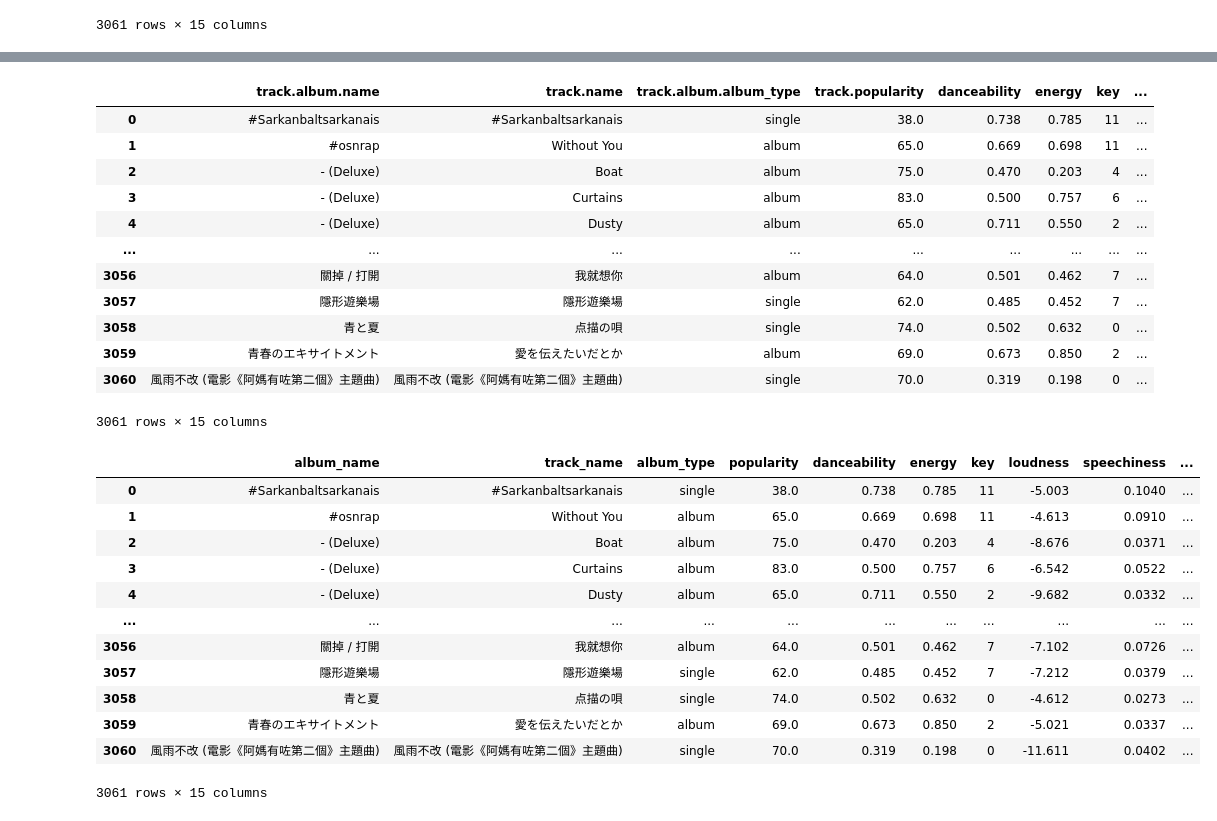
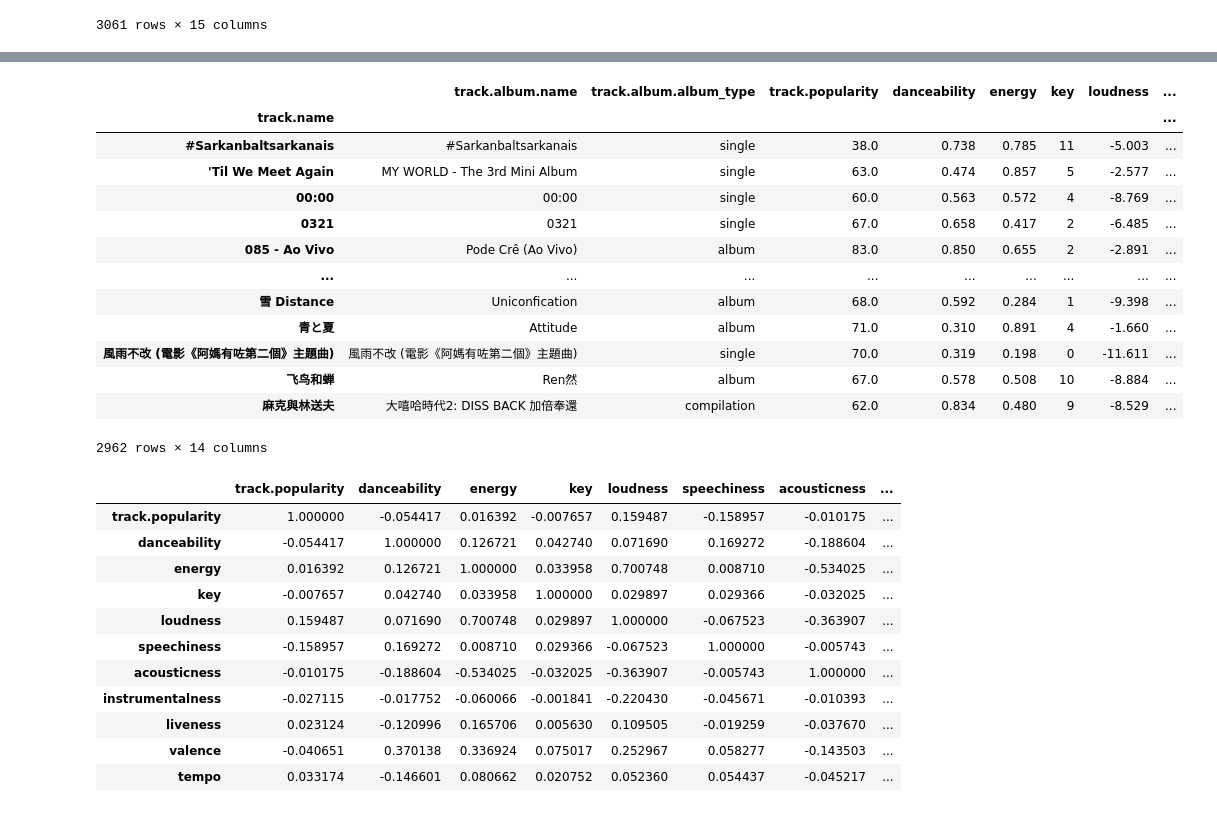
Before and after one commit to abedasalsabil/spotify, a Jupyter notebook: cleaning /proj 4_May.ipynb, the cells around one changed output, grey strips where cells are left out. Drawn from its saved outputs; the diff is of its cells as text; code cells hidden in the pictures.

Commit message:
removed duplicates, added correlation matrix, spark

```diff
--- a/cleaning /proj 4_May.ipynb
+++ b/cleaning /proj 4_May.ipynb
@@ -43,0 +71,3 @@ df
+# %%
+# Grouping by track_id number to get rid of duplicates and keeping the maximum values in each column.
+df=df.groupby(['track.name']).max()
@@ -46,35 +94,36 @@ df['artist'] = df['track.album.artists'].str.extract(r"'name': '(.+?)'")
 df.drop('track.album.artists', axis=1, inplace=True)
 df
 # %% [output]
-|  | track.album.name | track.name | track.album.album_type | track.popularity | danceability | energy | key | ... |
-| 0 | #Sarkanbaltsarkanais | #Sarkanbaltsarkanais | single | 38.0 | 0.738 | 0.785 | 11 | ... |
-| 1 | #osnrap | Without You | album | 65.0 | 0.669 | 0.698 | 11 | ... |
-| 2 | - (Deluxe) | Boat | album | 75.0 | 0.470 | 0.203 | 4 | ... |
-| 3 | - (Deluxe) | Curtains | album | 83.0 | 0.500 | 0.757 | 6 | ... |
-| 4 | - (Deluxe) | Dusty | album | 65.0 | 0.711 | 0.550 | 2 | ... |
+|  | track.album.name | track.album.album_type | track.popularity | danceability | energy | key | loudness | ... |
+| track.name |  |  |  |  |  |  |  | ... |
+| #Sarkanbaltsarkanais | #Sarkanbaltsarkanais | single | 38.0 | 0.738 | 0.785 | 11 | -5.003 | ... |
+| 'Til We Meet Again | MY WORLD - The 3rd Mini Album | single | 63.0 | 0.474 | 0.857 | 5 | -2.577 | ... |
+| 00:00 | 00:00 | single | 60.0 | 0.563 | 0.572 | 4 | -8.769 | ... |
+| 0321 | 0321 | single | 67.0 | 0.658 | 0.417 | 2 | -6.485 | ... |
+| 085 - Ao Vivo | Pode Crê (Ao Vivo) | album | 83.0 | 0.850 | 0.655 | 2 | -2.891 | ... |
 | ... | ... | ... | ... | ... | ... | ... | ... | ... |
-| 3056 | 關掉 / 打開 | 我就想你 | album | 64.0 | 0.501 | 0.462 | 7 | ... |
-| 3057 | 隱形遊樂場 | 隱形遊樂場 | single | 62.0 | 0.485 | 0.452 | 7 | ... |
-| 3058 | 青と夏 | 点描の唄 | single | 74.0 | 0.502 | 0.632 | 0 | ... |
-| 3059 | 青春のエキサイトメント | 愛を伝えたいだとか | album | 69.0 | 0.673 | 0.850 | 2 | ... |
-| 3060 | 風雨不改 (電影《阿媽有咗第二個》主題曲) | 風雨不改 (電影《阿媽有咗第二個》主題曲) | single | 70.0 | 0.319 | 0.198 | 0 | ... |
+| 雪 Distance | Uniconfication | album | 68.0 | 0.592 | 0.284 | 1 | -9.398 | ... |
+| 青と夏 | Attitude | album | 71.0 | 0.310 | 0.891 | 4 | -1.660 | ... |
+| 風雨不改 (電影《阿媽有咗第二個》主題曲) | 風雨不改 (電影《阿媽有咗第二個》主題曲) | single | 70.0 | 0.319 | 0.198 | 0 | -11.611 | ... |
+| 飞鸟和蝉 | Ren然 | album | 67.0 | 0.578 | 0.508 | 10 | -8.884 | ... |
+| 麻克與林送夫 | 大嘻哈時代2: DISS BACK 加倍奉還 | compilation | 62.0 | 0.834 | 0.480 | 9 | -8.529 | ... |
-3061 rows × 15 columns
+2962 rows × 14 columns
 # %%
 columns_names = {'track.album.name': 'album_name', 'track.name': 'track_name', 'track.album.album_type': 'album_type', 'track.popularity':'popularity' }
 df.rename(columns=columns_names, inplace=True)
 # %%
-df
+# Checking the correlation between variables
+df.corr()
 # %% [output]
-|  | album_name | track_name | album_type | popularity | danceability | energy | key | loudness | speechiness | ... |
-| 0 | #Sarkanbaltsarkanais | #Sarkanbaltsarkanais | single | 38.0 | 0.738 | 0.785 | 11 | -5.003 | 0.1040 | ... |
-| 1 | #osnrap | Without You | album | 65.0 | 0.669 | 0.698 | 11 | -4.613 | 0.0910 | ... |
-| 2 | - (Deluxe) | Boat | album | 75.0 | 0.470 | 0.203 | 4 | -8.676 | 0.0371 | ... |
-| 3 | - (Deluxe) | Curtains | album | 83.0 | 0.500 | 0.757 | 6 | -6.542 | 0.0522 | ... |
-| 4 | - (Deluxe) | Dusty | album | 65.0 | 0.711 | 0.550 | 2 | -9.682 | 0.0332 | ... |
-| ... | ... | ... | ... | ... | ... | ... | ... | ... | ... | ... |
-| 3056 | 關掉 / 打開 | 我就想你 | album | 64.0 | 0.501 | 0.462 | 7 | -7.102 | 0.0726 | ... |
-| 3057 | 隱形遊樂場 | 隱形遊樂場 | single | 62.0 | 0.485 | 0.452 | 7 | -7.212 | 0.0379 | ... |
-| 3058 | 青と夏 | 点描の唄 | single | 74.0 | 0.502 | 0.632 | 0 | -4.612 | 0.0273 | ... |
-| 3059 | 青春のエキサイトメント | 愛を伝えたいだとか | album | 69.0 | 0.673 | 0.850 | 2 | -5.021 | 0.0337 | ... |
-| 3060 | 風雨不改 (電影《阿媽有咗第二個》主題曲) | 風雨不改 (電影《阿媽有咗第二個》主題曲) | single | 70.0 | 0.319 | 0.198 | 0 | -11.611 | 0.0402 | ... |
+|  | track.popularity | danceability | energy | key | loudness | speechiness | acousticness | ... |
+| track.popularity | 1.000000 | -0.054417 | 0.016392 | -0.007657 | 0.159487 | -0.158957 | -0.010175 | ... |
+| danceability | -0.054417 | 1.000000 | 0.126721 | 0.042740 | 0.071690 | 0.169272 | -0.188604 | ... |
+| energy | 0.016392 | 0.126721 | 1.000000 | 0.033958 | 0.700748 | 0.008710 | -0.534025 | ... |
+| key | -0.007657 | 0.042740 | 0.033958 | 1.000000 | 0.029897 | 0.029366 | -0.032025 | ... |
+| loudness | 0.159487 | 0.071690 | 0.700748 | 0.029897 | 1.000000 | -0.067523 | -0.363907 | ... |
+| speechiness | -0.158957 | 0.169272 | 0.008710 | 0.029366 | -0.067523 | 1.000000 | -0.005743 | ... |
+| acousticness | -0.010175 | -0.188604 | -0.534025 | -0.032025 | -0.363907 | -0.005743 | 1.000000 | ... |
+| instrumentalness | -0.027115 | -0.017752 | -0.060066 | -0.001841 | -0.220430 | -0.045671 | -0.010393 | ... |
+| liveness | 0.023124 | -0.120996 | 0.165706 | 0.005630 | 0.109505 | -0.019259 | -0.037670 | ... |
+| valence | -0.040651 | 0.370138 | 0.336924 | 0.075017 | 0.252967 | 0.058277 | -0.143503 | ... |
+| tempo | 0.033174 | -0.146601 | 0.080662 | 0.020752 | 0.052360 | 0.054437 | -0.045217 | ... |
-3061 rows × 15 columns
```
Also changed, not shown: parts of 11 cells of this notebook, 1 other file.
